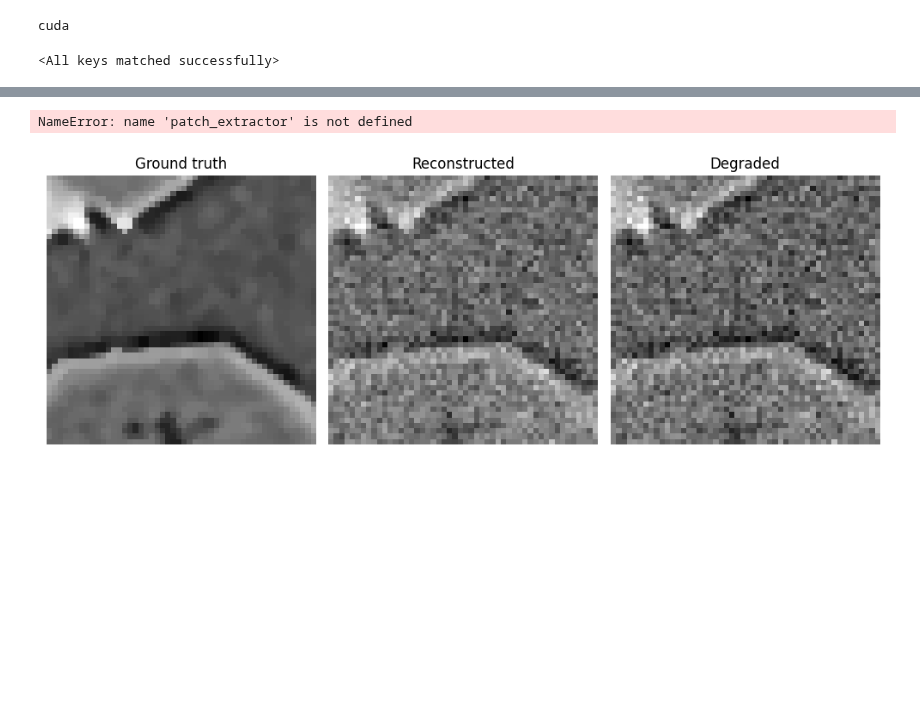
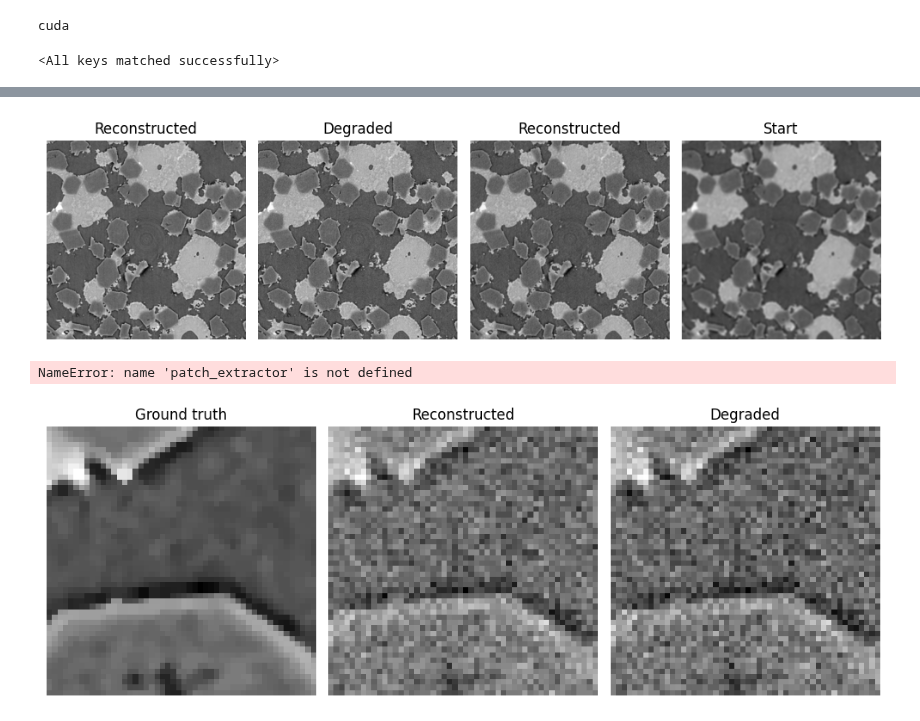
Before and after one commit to PaulBuechler-git/nf-for-inv-problems, a Jupyter notebook: patch_nr_reconstruction.ipynb, the cells around one changed output, grey strips where cells are left out. Drawn from its saved outputs; the diff is of its cells as text; code cells hidden in the pictures; blank space fills up the shorter version.

```diff
--- a/patch_nr_reconstruction.ipynb
+++ b/patch_nr_reconstruction.ipynb
@@ -106,23 +133,25 @@ NotImplementedError: Only 2D, 3D, 4D, 5D padding with non-constant padding are s
 # %%
 reconstructed = rec.detach().cpu().squeeze()
 expected = rec_image.squeeze().cpu()
 degraded = deg_rec_image.squeeze().cpu()
 # Create a figure with two subplots arranged horizontally
 fig, axes = plt.subplots(1, 4, figsize=(10, 5))
 axes[0].imshow(expected, cmap='gray')
 axes[0].set_title('Reconstructed')
 axes[0].axis('off')
-axes[1].imshow(reconstructed, cmap='gray')
-axes[1].set_title('Reconstructed')
+axes[1].imshow(degraded, cmap='gray')
+axes[1].set_title('Degraded')
 axes[1].axis('off')
-axes[2].imshow(degraded, cmap='gray')
-axes[2].set_title(f'Degraded')
+axes[2].imshow(reconstructed, cmap='gray')
+axes[2].set_title(f'Reconstructed')
 axes[2].axis('off')
-axes[3].imshow((degraded-reconstructed).squeeze(), cmap='gray')
-axes[3].set_title(f'Diff')
+axes[3].imshow(starting_point.squeeze(), cmap='gray')
+axes[3].set_title(f'Start')
 axes[3].axis('off')
 plt.tight_layout()
 plt.show()
+# %% [output]
+[figure, added]
 # %%
 patch_extractor = FastPatchExtractor(50)
 # %%
```
Also changed, not shown: parts of 8 cells of this notebook, 2 other files.
